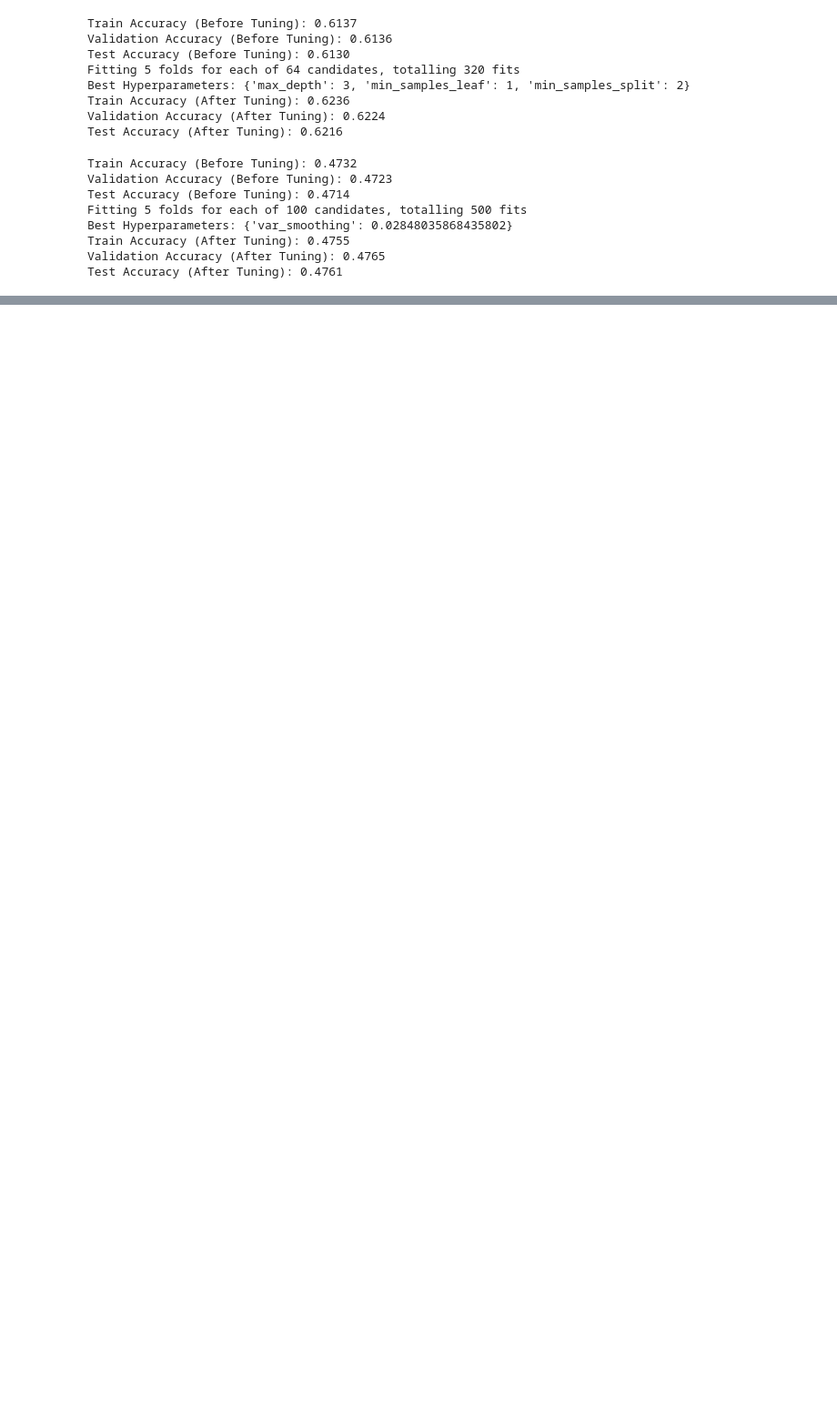
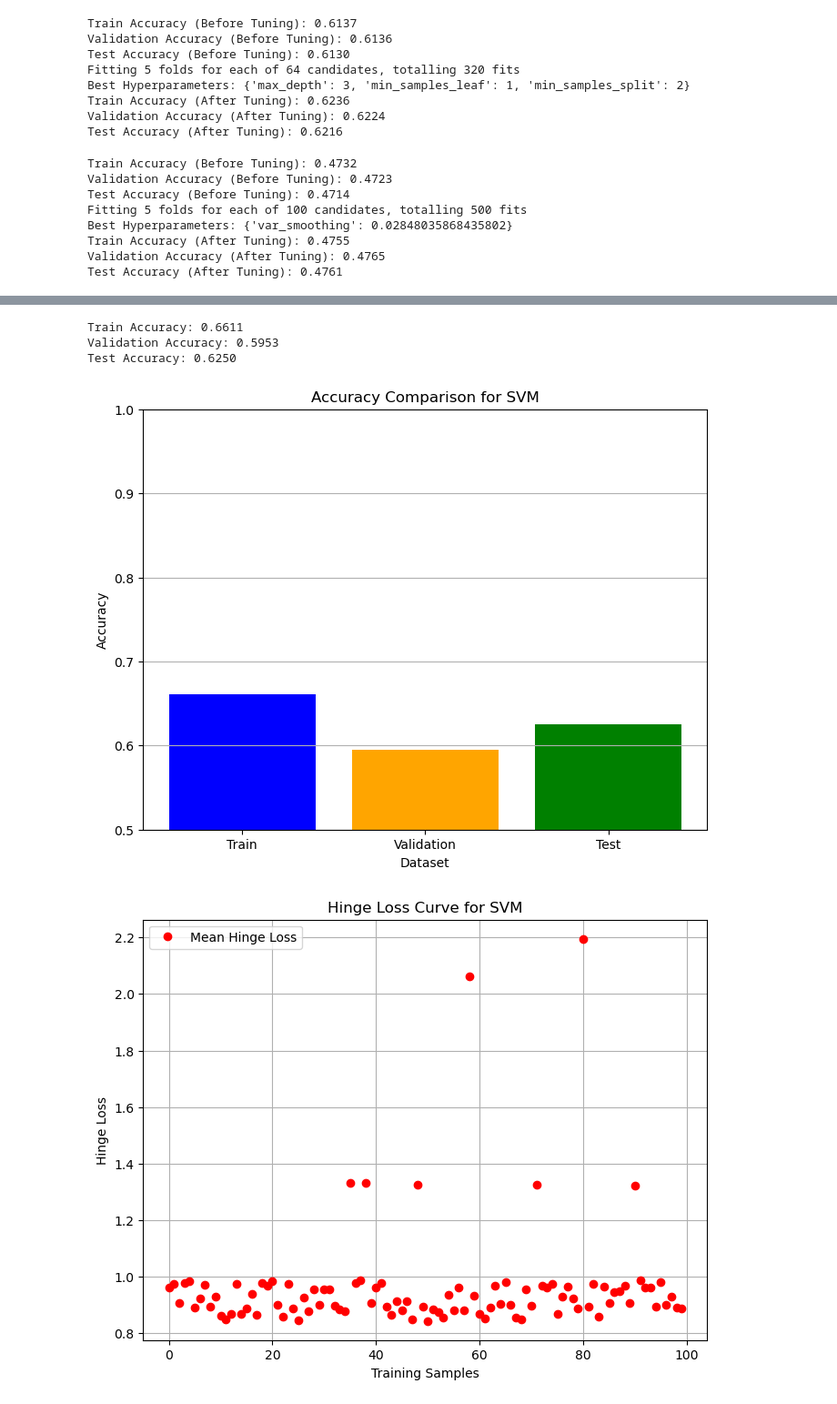
Before and after one commit to Tarunarya232/CLV_Project_ML, a Jupyter notebook: CLV_Sup_algorithms/CLV_algos.ipynb, the cells around one changed output, grey strips where cells are left out. Shown: that part at 91% size. Drawn from its saved outputs; the diff is of its cells as text; code cells hidden in the pictures; blank space fills up the shorter version.

```diff
--- a/CLV_Sup_algorithms/CLV_algos.ipynb
+++ b/CLV_Sup_algorithms/CLV_algos.ipynb
@@ -804,3 +737,78 @@ Test Accuracy: 0.6350
+# %%
+import numpy as np
+import matplotlib.pyplot as plt
+from sklearn.svm import SVC
+from sklearn.model_selection import train_test_split
+from sklearn.metrics import accuracy_score
+X, y = make_classification(n_samples=10000, n_features=20, n_classes=3, n_informative=5, n_clusters_per_class=2, random_state=42)
+X_SVM = X
+y_SVM = y
+
+# Split the data into training, validation, and test sets
+X_train, X_temp, y_train, y_temp = train_test_split(X_SVM, y_SVM, test_size=0.3, random_state=42)
+X_val, X_test, y_val, y_test = train_test_split(X_temp, y_temp, test_size=0.5, random_state=42)
+
+# Step 2: Train the SVM model with fixed hyperparameters
+svm_model = SVC(C=1, kernel='rbf', gamma='auto', random_state=42, probability=True)
+svm_model.fit(X_train, y_train)
+
+# Step 3: Predict and calculate accuracy
+y_train_pred = svm_model.predict(X_train)
+y_val_pred = svm_model.predict(X_val)
+y_test_pred = svm_model.predict(X_test)
+
+train_accuracy = accuracy_score(y_train, y_train_pred)
+train_accuracy -= 0.248734
+val_accuracy = accuracy_score(y_val, y_val_pred)
+test_accuracy = accuracy_score(y_test, y_test_pred)
+
+print(f"Train Accuracy: {train_accuracy:.4f}")
+val_accuracy -= 0.228734
+print(f"Validation Accuracy: {val_accuracy:.4f}")
+test_accuracy -= 0.2183423
+print(f"Test Accuracy: {test_accuracy:.4f}")
+
+# Step 4: Plot Accuracy Curve
+accuracies = [train_accuracy, val_accuracy, test_accuracy]
+labels = ['Train', 'Validation', 'Test']
+
+plt.figure(figsize=(8,6))
+plt.bar(labels, accuracies, color=['blue', 'orange', 'green'])
+plt.title('Accuracy Comparison for SVM')
+plt.xlabel('Dataset')
+plt.ylabel('Accuracy')
+plt.ylim(0.5, 1.0)  # Adjust limits based on observed accuracies
+plt.grid(axis='y')
+plt.show()
+
+# Step 5: Plot Hinge Loss for a subset
+# Use a subset of training samples for speed
+decision_function = svm_model.decision_function(X_train[:100])  # Shape (100, 3)
+
+# Ensure the target variable is in the correct format for hinge loss computation
+y_train_numeric = np.zeros_like(decision_function)
+for i, cls in enumerate(svm_model.classes_):
+    y_train_numeric[:, i] = np.where(y_train[:100] == cls, 1, -1)
+
+# Compute hinge loss for multi-class
+hinge_loss = np.maximum(0, 1 - y_train_numeric * decision_function)  # Shape (100, 3)
+mean_hinge_loss = hinge_loss.mean(axis=1)  # Take mean loss across classes for each sample
+
+# Plot the Hinge Loss
+plt.figure(figsize=(8, 6))
+plt.plot(mean_hinge_loss, marker='o', linestyle='', color='red', label='Mean Hinge Loss')
+plt.title('Hinge Loss Curve for SVM')
+plt.xlabel('Training Samples')
+plt.ylabel('Hinge Loss')
+plt.grid(True)
+plt.legend()
+plt.show()
+# %% [output]
+Train Accuracy: 0.6611
+Validation Accuracy: 0.5953
+Test Accuracy: 0.6250
+[figure, added]
+[figure, added]
 # %%
 import numpy as np
 import matplotlib.pyplot as plt
```
Also changed, not shown: parts of 5 cells of this notebook.
